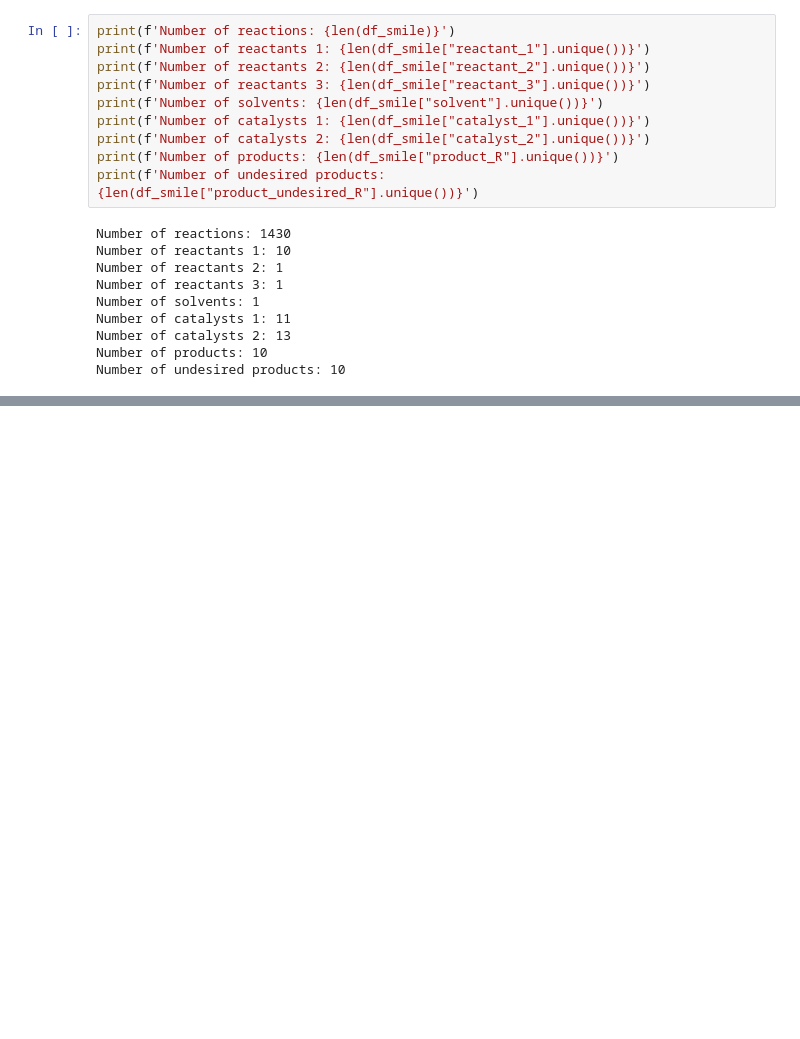
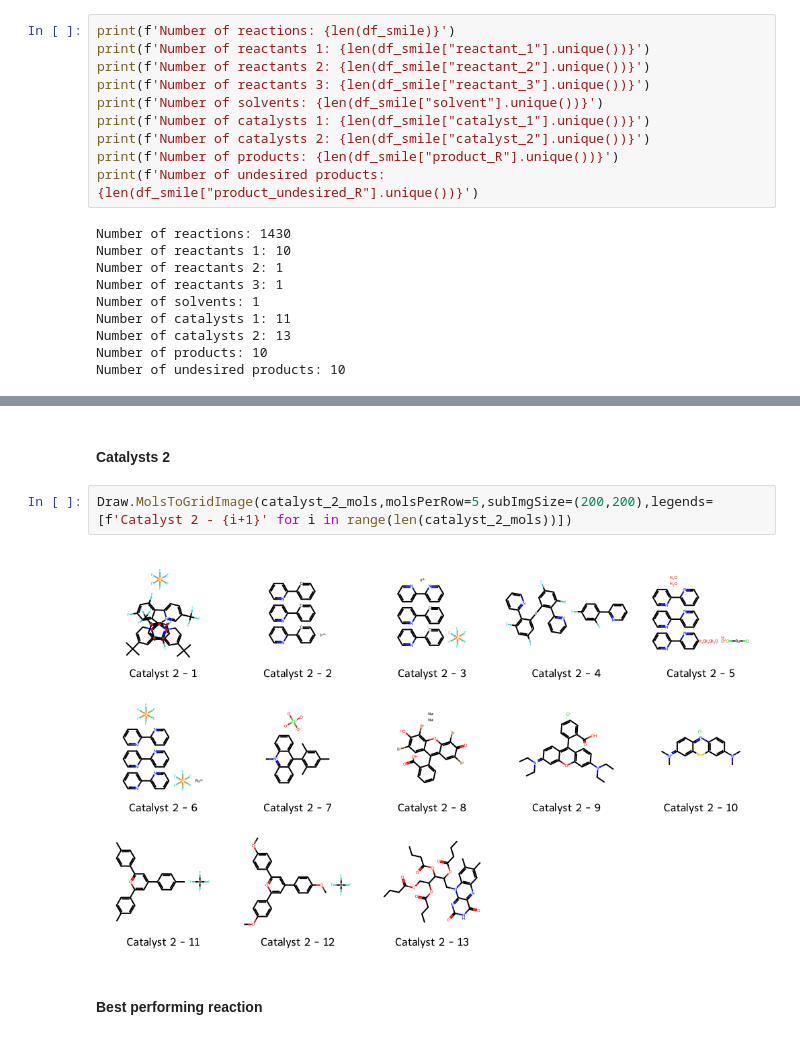
Before and after one commit to Lecmino/ai4chem-bo, a Jupyter notebook: display_database.ipynb, the cells around one changed output, grey strips where cells are left out. Drawn from its saved outputs; the diff is of its cells as text; blank space fills up the shorter version.

```diff
--- a/display_database.ipynb
+++ b/display_database.ipynb
@@ -85 +98,9 @@ WARNING: catalyst_2, product_undesired_R and product_undesired_S were not saniti
+# %% [markdown]
+#### Catalysts 2
+# %%
+Draw.MolsToGridImage(catalyst_2_mols,molsPerRow=5,subImgSize=(200,200),legends=[f'Catalyst 2 - {i+1}' for i in range(len(catalyst_2_mols))])
+# %% [output]
+[figure, added]
+# %% [markdown]
+#### Best performing reaction
 # %%
```
Also changed, not shown: parts of 17 cells of this notebook.
